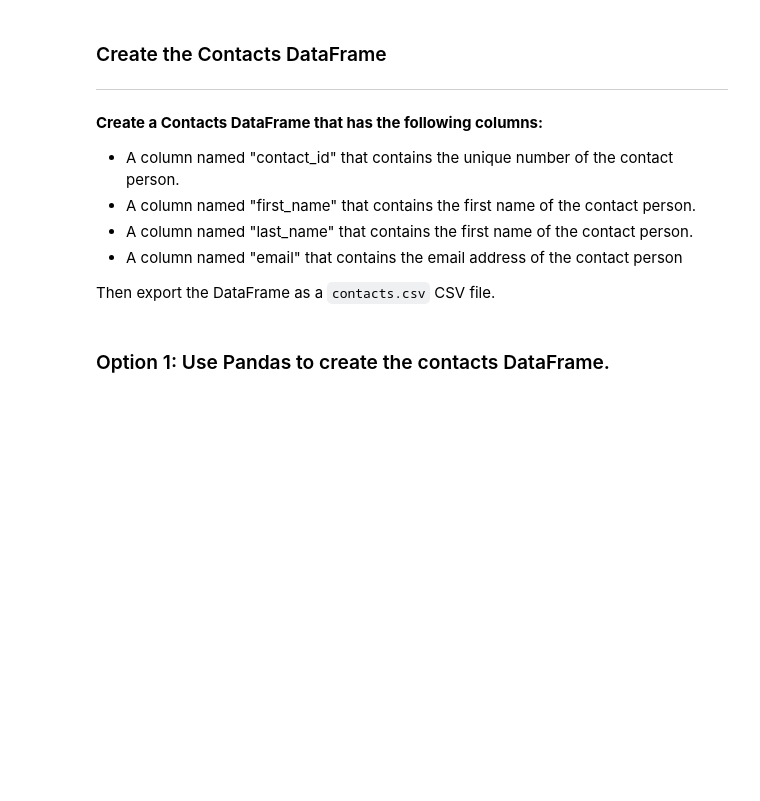
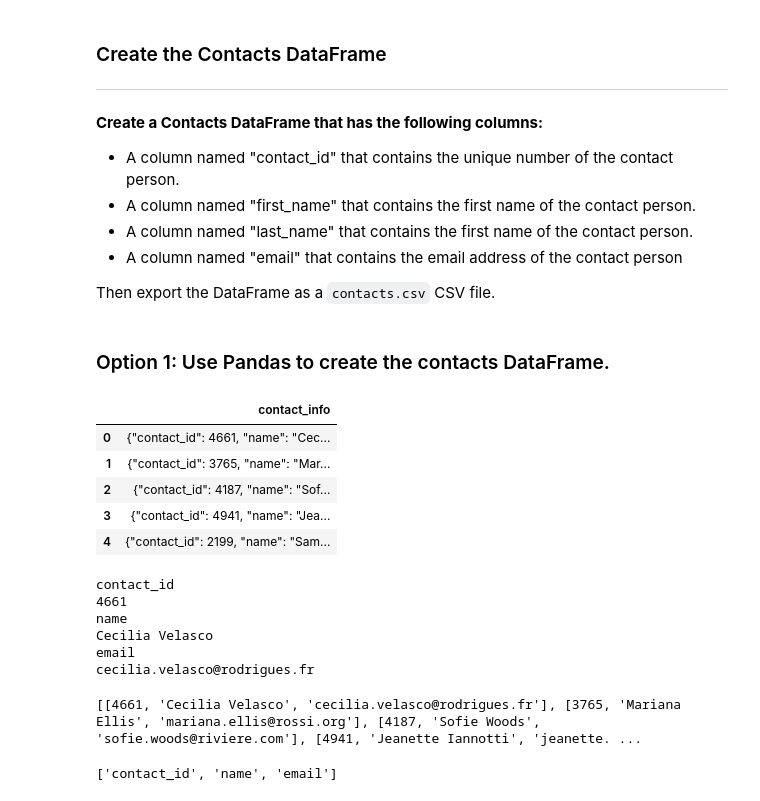
Before and after one commit to khovkevin25/Crowdfunding_ETL, a Jupyter notebook: ETL_Mini_Project_JWalter_KKhov.ipynb, the cells around one changed output. Drawn from its saved outputs; the diff is of its cells as text; code cells hidden in the pictures; blank space fills up the shorter version.

```diff
--- a/ETL_Mini_Project_JWalter_KKhov.ipynb
+++ b/ETL_Mini_Project_JWalter_KKhov.ipynb
@@ -294,3 +282,62 @@ print(dict_values)
+# %%
+# Read the data into a Pandas DataFrame. Use the `header=3` parameter when reading in the data.
+contact_info_df = pd.read_excel('Resources/contacts.xlsx', header=3)
+contact_info_df = pd.DataFrame(contact_info_df)
+contact_info_df.head()
+# %% [output]
+|  | contact_info |
+| 0 | {"contact_id": 4661, "name": "Cec... |
+| 1 | {"contact_id": 3765, "name": "Mar... |
+| 2 | {"contact_id": 4187, "name": "Sof... |
+| 3 | {"contact_id": 4941, "name": "Jea... |
+| 4 | {"contact_id": 2199, "name": "Sam... |
+# %%
+# Iterate through the contact_info_df and convert each row to a dictionary.
+import json
+from pprint import pprint
+
+import warnings
+warnings.simplefilter(action = 'ignore', category = FutureWarning)
+
+#Define the first row to preview a parsed apart row
+first_row = contact_info_df.iloc[0][0]
+
+#define the Column and Item Names to distinguish between the two dictionary items
+pprint_data = json.loads(first_row)
+for col, item in pprint_data.items():
+    print(col)
+    print(item)
+# %% [output]
+contact_id
+4661
+name
+Cecilia Velasco
+email
+cecilia.velasco@rodrigues.fr
+# %%
+# Use a for loop, pulling only the item value (vs. the column value) to create dictionaries for each contact row
+dict_values = []
+
+for i, row in contact_info_df.iterrows():
+    contact_dict = json.loads(row['contact_info'])
+    row_values = [item for col, item in contact_dict.items()]
+    dict_values.append(row_values)
+
+print(dict_values)
+# %% [output]
+[[4661, 'Cecilia Velasco', 'cecilia.velasco@rodrigues.fr'], [3765, 'Mariana Ellis', 'mariana.ellis@rossi.org'], [4187, 'Sofie Woods', 'sofie.woods@riviere.com'], [4941, 'Jeanette Iannotti', 'jeanette. ...
+# %%
+# Next, we will use a similar approach as above to pull the column names from the contact_info dictionaries
+columns = []
+
+for i, row in contact_info_df.iterrows():
+    contact_dict = json.loads(row['contact_info'])
+    column_values = [col for col, item in contact_dict.items()]
+    columns.append(column_values)
+
+column_values
+# %% [output]
+['contact_id', 'name', 'email']
 # %%
 # Create a contact_info DataFrame and add each list of values, i.e., each row
 # to the 'contact_id', 'name', 'email' columns.
```
Also changed, not shown: parts of 20 cells of this notebook.
